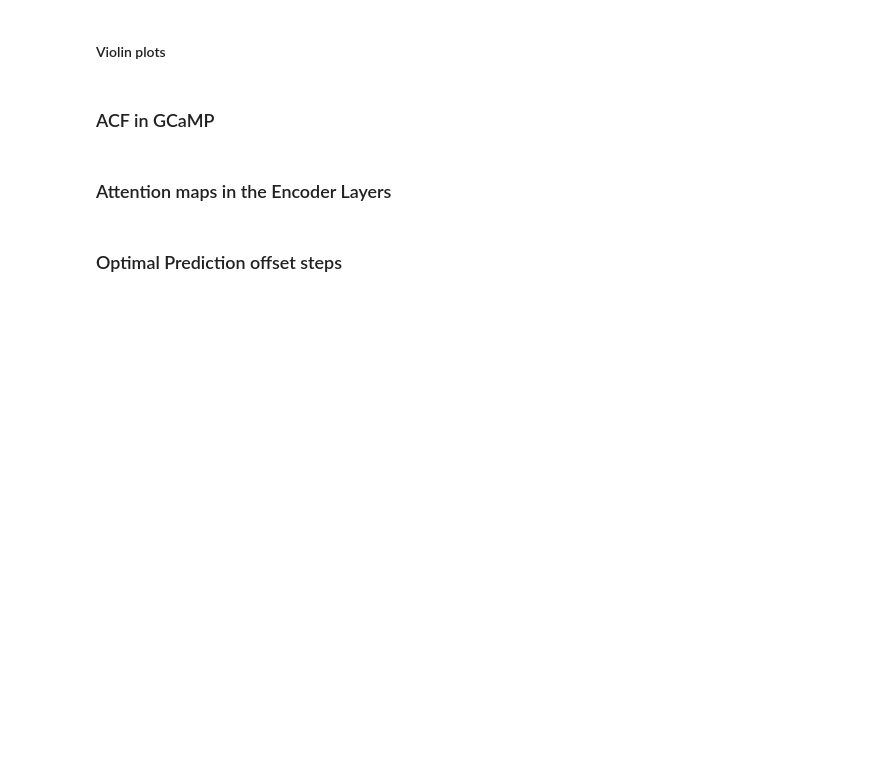
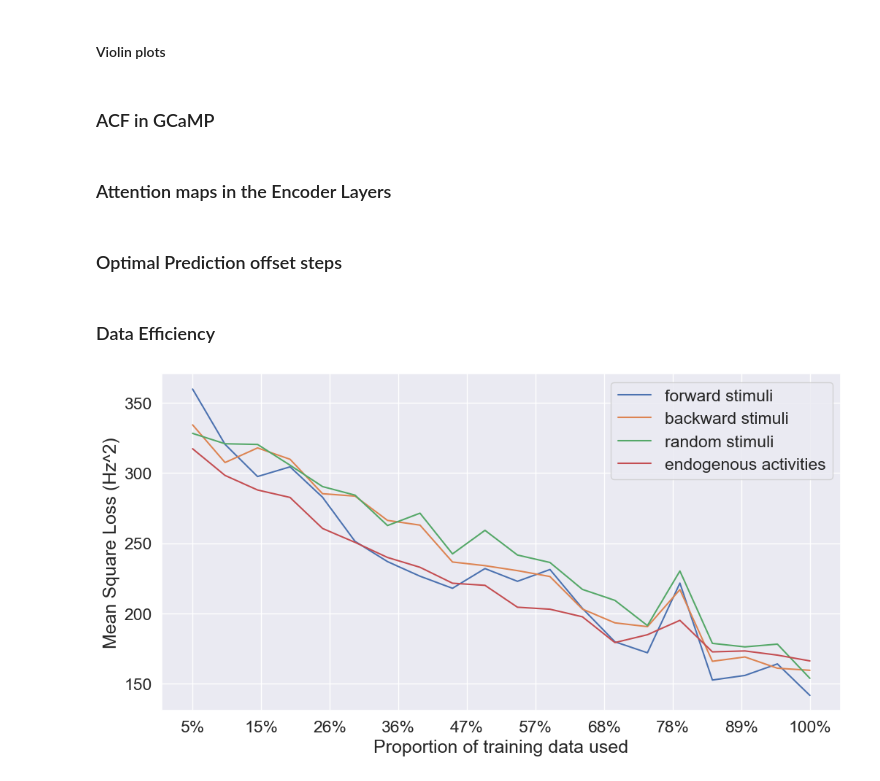
Before and after one commit to cngzlsh/approx_brain, a Jupyter notebook: poster.ipynb, the cells around one changed output. Saved outputs shown, nothing was run; the diff lists cells and outputs as text; code cells hidden in the pictures; blank space fills up the shorter version.

```diff
--- a/poster.ipynb
+++ b/poster.ipynb
@@ -909,3 +1031,20 @@ plt.xticks(np.arange(0, tsteps * 4, 5), np.arange(- 2*tsteps, 2*tsteps, 5))
 plt.xlabel('EPhys vs GCaMP Offset')
 plt.ylabel('GLM R2 loss')
 plt.show()
+# %% [markdown]
+### Data Efficiency
+# %%
+sns.set(font_scale=1.5)
+plt.figure(figsize=(12,6))
+plt.plot([np.array(i[0]) for i in proportion_of_data_losses], label='forward stimuli')
+plt.plot([np.array(i[1]) for i in proportion_of_data_losses], label='backward stimuli')
+plt.plot([np.array(i[2]) for i in proportion_of_data_losses], label='random stimuli')
+plt.plot([np.array(i[3]) for i in proportion_of_data_losses], label='endogenous activities')
+plt.legend()
+plt.xticks(np.linspace(0, 19, 10), [str(int(i*100))+'%' for i in np.linspace(0.05,1,10)])
+plt.xlabel('Proportion of training data used')
+plt.ylabel('Mean Square Loss (Hz^2)')
+plt.savefig('./figures/data_efficiency', dpi=350, bbox_inches='tight')
+plt.show()
+# %% [output]
+[figure, added]
```
Also changed, not shown: parts of 9 cells of this notebook, 6 other files.
